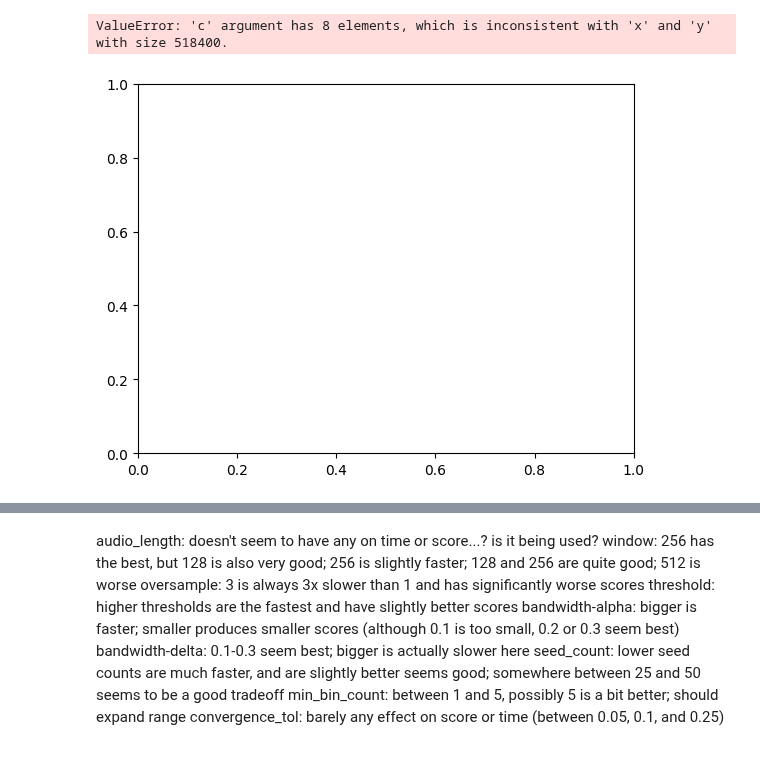
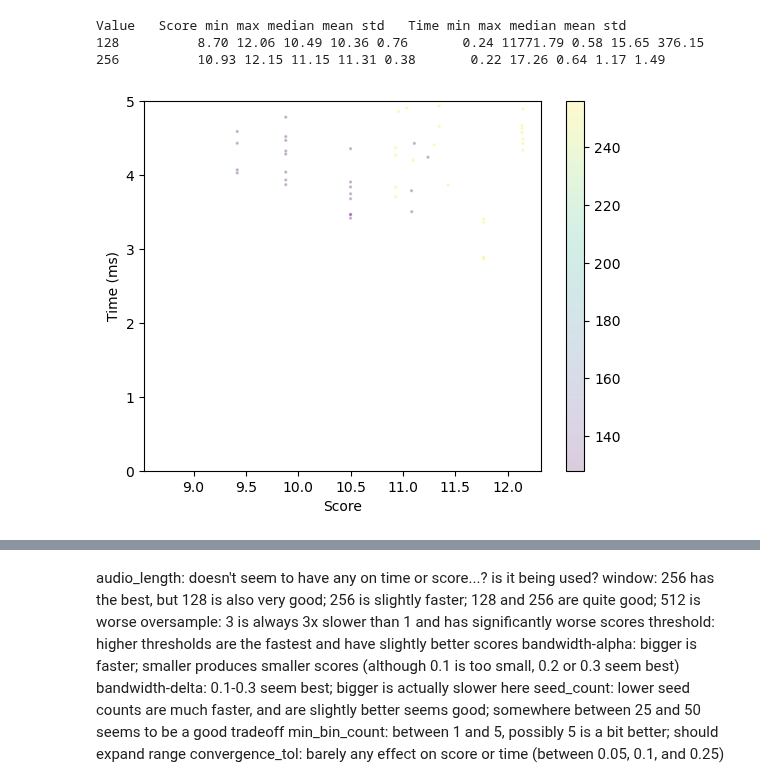
Before and after one commit to MoravianUniversity/duet, a Jupyter notebook: python/duet-opt.ipynb, the cells around one changed output, grey strips where cells are left out. Saved outputs shown, nothing was run; the diff lists cells and outputs as text; code cells hidden in the pictures; blank space fills up the shorter version.

```diff
--- a/python/duet-opt.ipynb
+++ b/python/duet-opt.ipynb
@@ -292,11 +438,2 @@ len(fast)
 # %%
-# Read results from CSV and analyze
-csv = pd.read_csv("duet_opt_results_2.csv")
-scores = csv['score']
-scores[scores == float('inf')] = np.nan  # remove infinite scores
-times = csv['time']
-times[times > 0.5] = np.nan  # remove massive time outliers
-plt.hist(scores, bins=100)
-# Best score and total evaluations
-np.argmin(scores), len(scores)
 # %% [output]
@@ -346,24 +492,27 @@ IndexError: ParameterGrid index out of range
 # %%
-param_grid = ParameterGrid(grid)
 # bandwidth_alphas = [x["bandwidth"] if isinstance(x["bandwidth"], float) else x["bandwidth"][0] for x in param_grid][:len(scores)]
 # bandwidth_deltas = [x["bandwidth"] if isinstance(x["bandwidth"], float) else x["bandwidth"][1] for x in param_grid][:len(scores)]
 # values = np.array([bandwidth_alphas for x in param_grid][:len(scores)])
 #values = np.array(bandwidth_deltas[:len(scores)])
 #delta_smoothing_value_map = {(1, 1): 1, (3, 1): 2, (3, 3): 3}
 #values = np.array([delta_smoothing_value_map[x["delta_smoothing"]] for x in param_grid][:len(scores)])
-values = np.array([x["oversample"] for x in param_grid][:len(scores)])
-plt.scatter(scores, times, alpha=0.2, s=2, c=values)
+values = np.array([x["window"] for x in param_grid][:len(scores)])
+plt.scatter(scores, times*1000, alpha=0.2, s=2, c=values)
 plt.colorbar()
 plt.xlabel("Score")
-plt.ylabel("Time (s)")
-plt.ylim(0, 0.2)
+plt.ylabel("Time (ms)")
+# plt.xlim(1.75, 6)
+plt.ylim(0, 5)
+print("Value\tScore min max median mean std\tTime min max median mean std")
 for v in np.unique(values):
     s = scores[values == v]
-    t = times[values == v]
-    print(f"{v}\t{np.min(s):.2f} {np.max(s):.2f} {np.nanmedian(s):.2f} {np.mean(s):.2f} {np.std(s):.2f}    {np.min(t):.2f} {np.max(t):.2f} {np.nanmedian(t):.2f} {np.mean(t):.2f} {np.std(t):.2f}")
+    t = times[values == v]*1000
+    print(f"{v}\t     {np.nanmin(s):.2f} {np.nanmax(s):.2f} {np.nanmedian(s):.2f} {np.nanmean(s):.2f} {np.nanstd(s):.2f}       {np.nanmin(t):.2f} {np.nanmax(t):.2f} {np.nanmedian(t):.2f} {np.nanmean(t):.2f} {np.nanstd(t):.2f}")
 # %% [output]
-ValueError: 'c' argument has 8 elements, which is inconsistent with 'x' and 'y' with size 518400.
+Value   Score min max median mean std   Time min max median mean std
+128          8.70 12.06 10.49 10.36 0.76       0.24 11771.79 0.58 15.65 376.15
+256          10.93 12.15 11.15 11.31 0.38       0.22 17.26 0.64 1.17 1.49
-[figure, old version]
+[figure, new version]
 # %%
 grid
 # %% [output]
```
Also changed, not shown: parts of 25 cells of this notebook, 1 other file.
